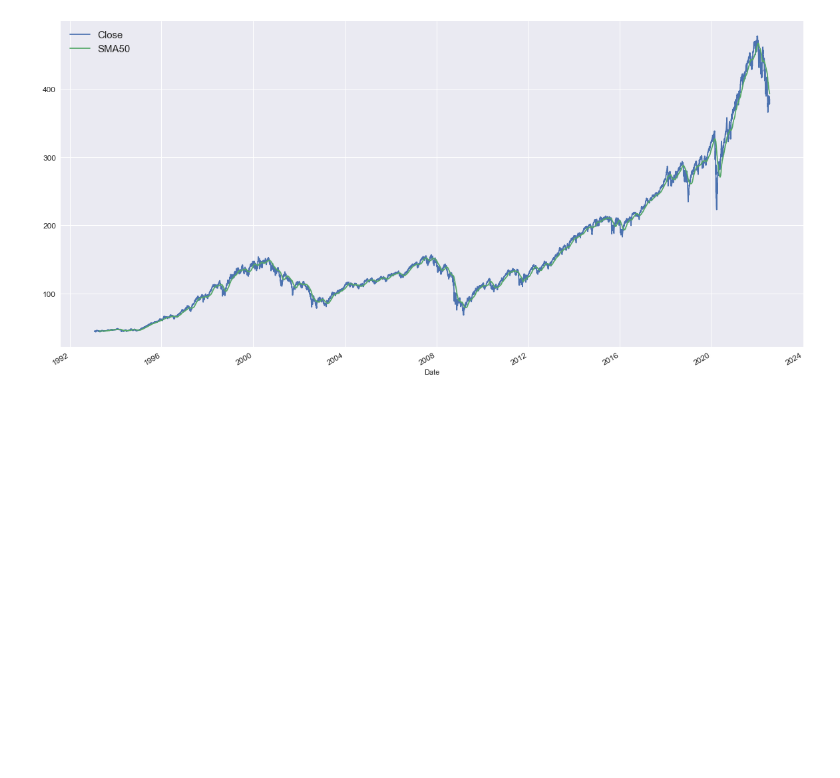
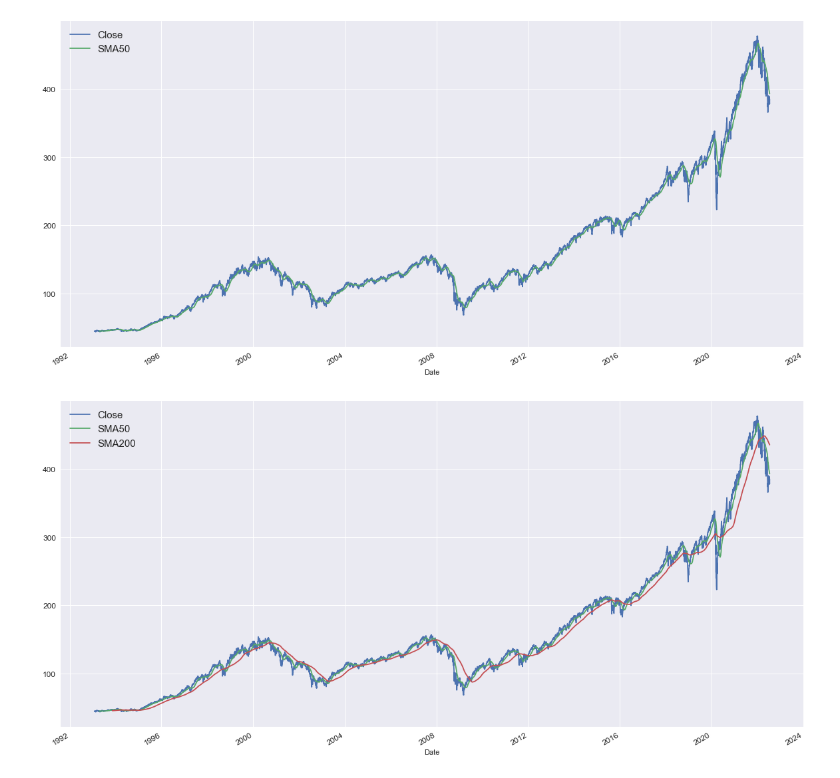
Before and after one commit to Janadhi14/Algo-trading, a Jupyter notebook: Introduction.ipynb, the cells around one changed output. Cells and saved outputs as stored; diff of their text form; code cells hidden in the pictures; blank space fills up the shorter version.

```diff
--- a/Introduction.ipynb
+++ b/Introduction.ipynb
@@ -985,3 +985,12 @@ plt.legend(loc = "upper left", fontsize = 15)
 plt.show()
 # %% [output]
 [figure]
+# %%
+#plotting the 200day moving average
+spy["SMA200"]=spy.Close.rolling(window = 200, min_periods=200).mean()
+# %%
+spy.plot(figsize = (20,10), fontsize =12)
+plt.legend(loc = "upper left", fontsize = 15)
+plt.show()
+# %% [output]
+[figure, added]
```
Also changed, not shown: parts of 3 cells of this notebook.
